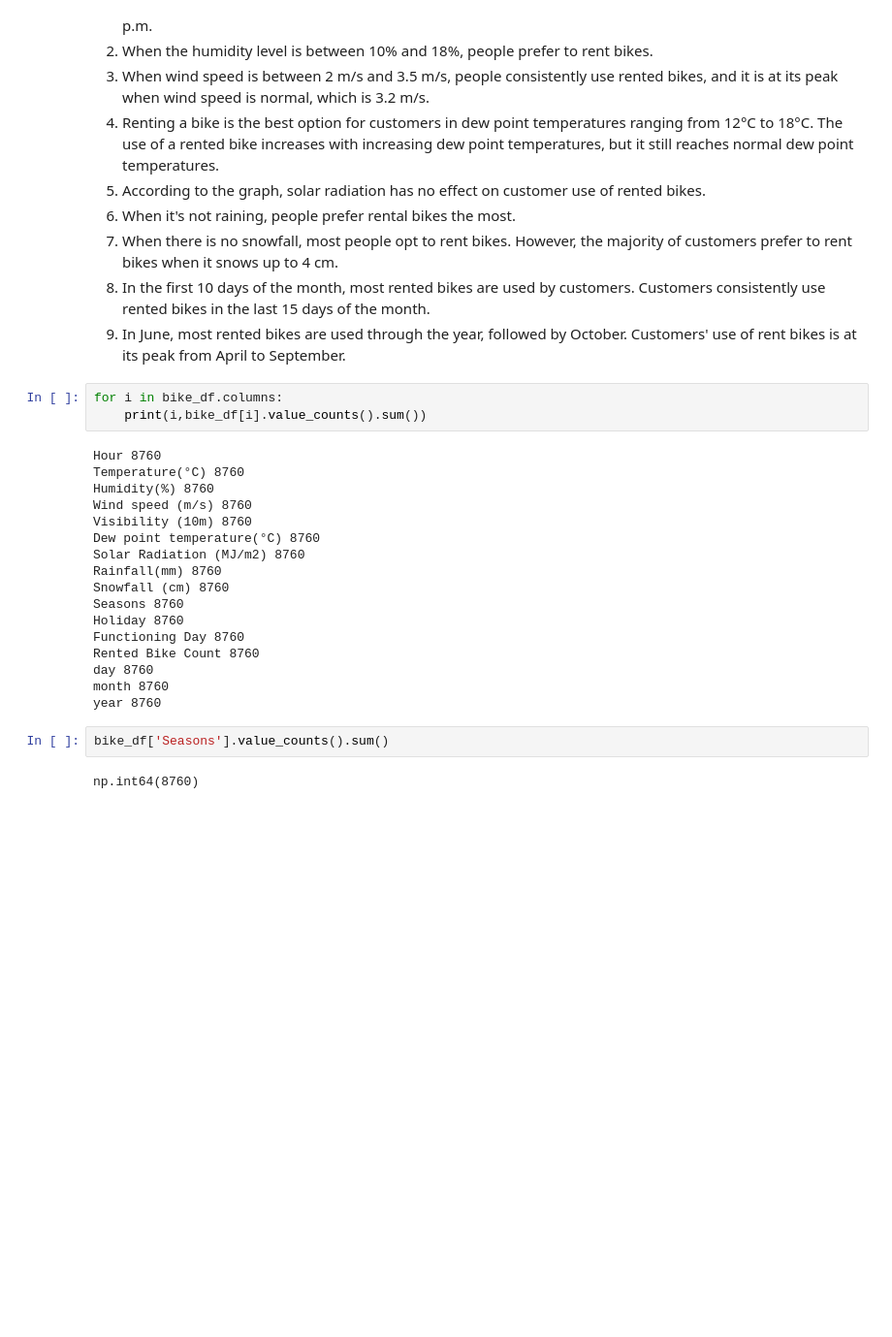
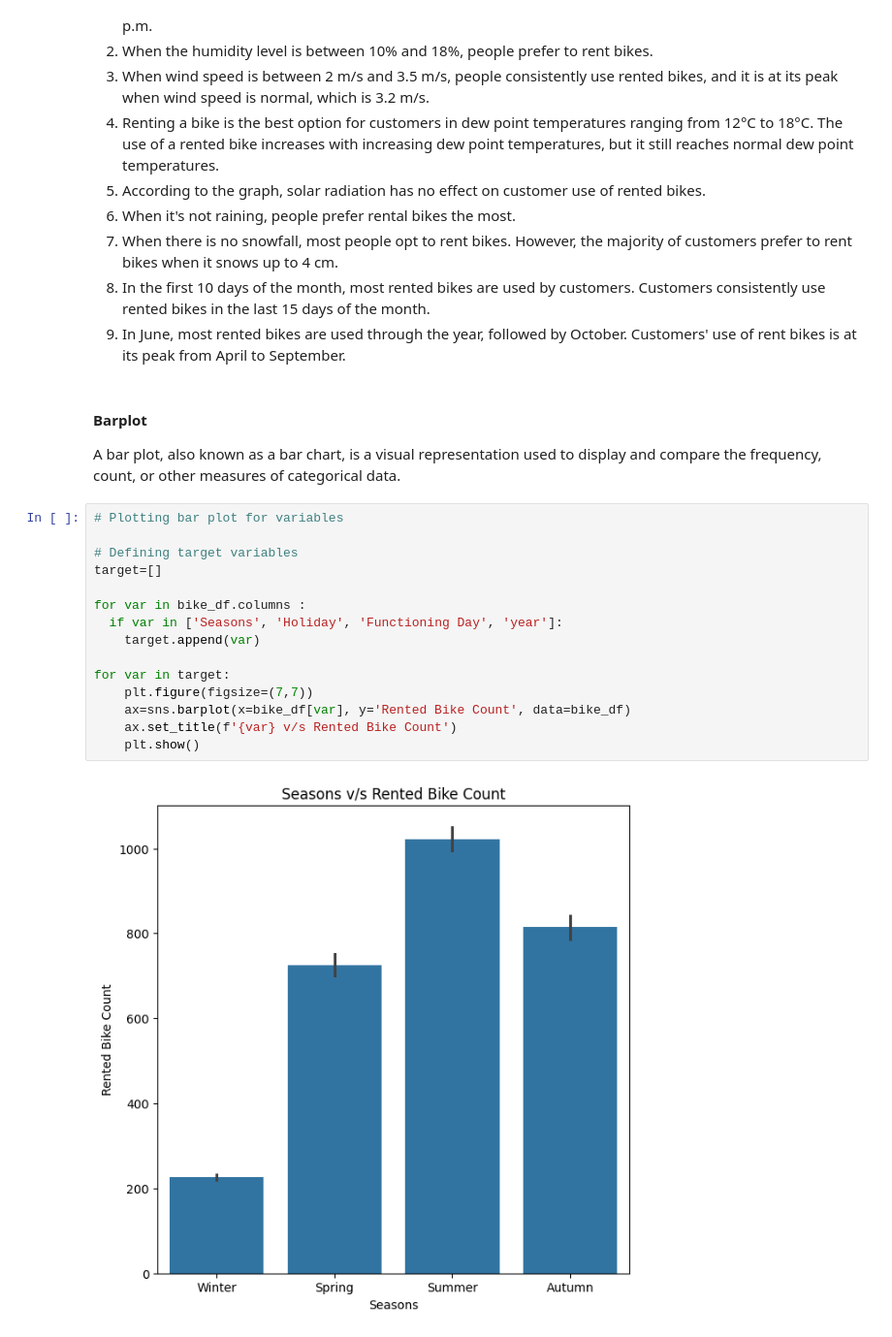
Before and after one commit to hamant-jagwan/data_visualization_UPES, a Jupyter notebook: Lab/Lab_Practicle.ipynb, the cells around one changed output. Shown at 97% size. Saved outputs shown, nothing was run; the diff lists cells and outputs as text; blank space fills up the shorter version.

```diff
--- a/Lab/Lab_Practicle.ipynb
+++ b/Lab/Lab_Practicle.ipynb
@@ -478,27 +478,24 @@ Obsevations :
 7. When there is no snowfall, most people opt to rent bikes. However, the majority of customers prefer to rent bikes when it snows up to 4 cm.
 8. In the first 10 days of the month, most rented bikes are used by customers. Customers consistently use rented bikes in the last 15 days of the month.
 9. In June, most rented bikes are used through the year, followed by October. Customers' use of rent bikes is at its peak from April to September.
-# %%
-for i in bike_df.columns:
-    print(i,bike_df[i].value_counts().sum())
-# %% [output]
-Hour 8760
-Temperature(°C) 8760
-Humidity(%) 8760
-Wind speed (m/s) 8760
-Visibility (10m) 8760
-Dew point temperature(°C) 8760
-Solar Radiation (MJ/m2) 8760
-Rainfall(mm) 8760
-Snowfall (cm) 8760
-Seasons 8760
-Holiday 8760
-Functioning Day 8760
-Rented Bike Count 8760
-day 8760
-month 8760
-year 8760
-# %%
-bike_df['Seasons'].value_counts().sum()
-# %% [output]
-np.int64(8760)
+# %% [markdown]
+#### **Barplot**
+
+A bar plot, also known as a bar chart, is a visual representation used to display and compare the frequency, count, or other measures of categorical data.
+# %%
+# Plotting bar plot for variables
+
+# Defining target variables
+target=[]
+
+for var in bike_df.columns :
+  if var in ['Seasons', 'Holiday', 'Functioning Day', 'year']:
+    target.append(var)
+
+for var in target:
+    plt.figure(figsize=(7,7))
+    ax=sns.barplot(x=bike_df[var], y='Rented Bike Count', data=bike_df)
+    ax.set_title(f'{var} v/s Rented Bike Count')
+    plt.show()
+# %% [output]
+[figure, added]
```
Also changed, not shown: parts of 9 cells of this notebook.
